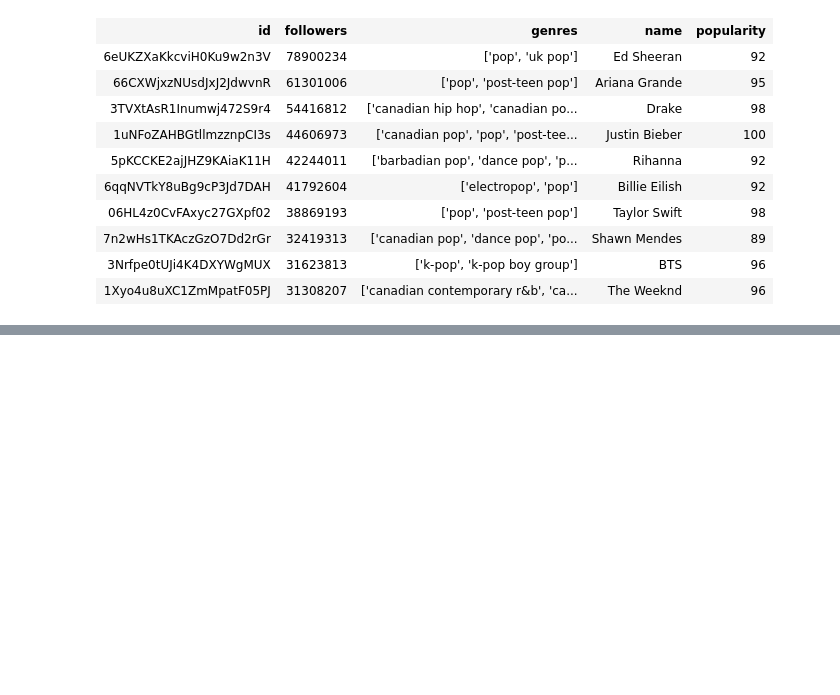
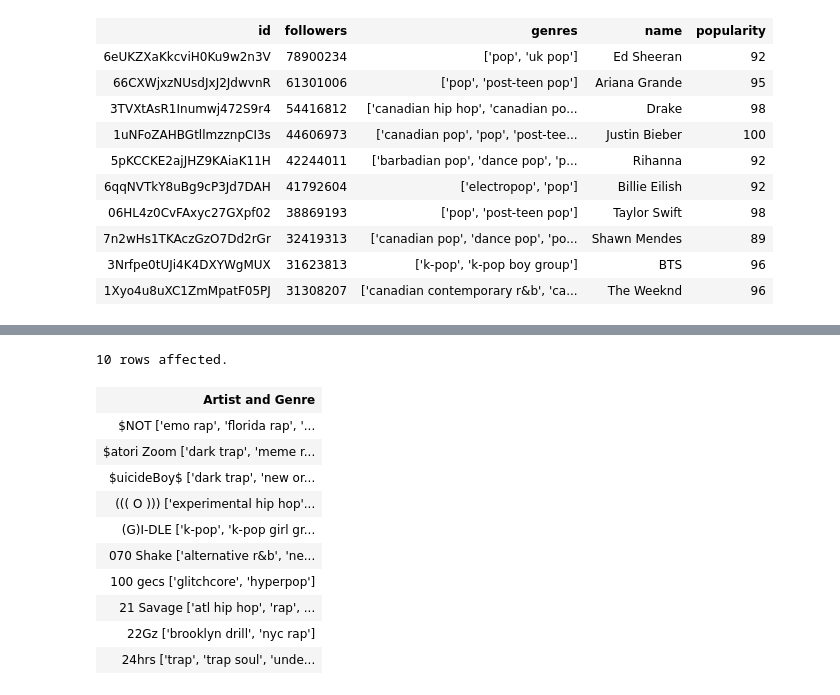
Before and after one commit to KevinKronk/sql-walkthrough-spotify, a Jupyter notebook: sql-walkthrough-spotify.ipynb, the cells around one changed output, grey strips where cells are left out. Drawn from its saved outputs; the diff is of its cells as text; code cells hidden in the pictures; blank space fills up the shorter version.

```diff
--- a/sql-walkthrough-spotify.ipynb
+++ b/sql-walkthrough-spotify.ipynb
@@ -191,0 +263,19 @@ LIMIT 10
+# %%
+%%sql
+SELECT CONCAT(artists, ' ', genres) AS 'Artist and Genre'
+FROM data_by_artist
+WHERE popularity > 60
+LIMIT 10;  -- Not really applicable here, but it's an example
+# %% [output]
+10 rows affected.
+| Artist and Genre |
+| $NOT ['emo rap', 'florida rap', '... |
+| $atori Zoom ['dark trap', 'meme r... |
+| $uicideBoy$ ['dark trap', 'new or... |
+| ((( O ))) ['experimental hip hop'... |
+| (G)I-DLE ['k-pop', 'k-pop girl gr... |
+| 070 Shake ['alternative r&b', 'ne... |
+| 100 gecs ['glitchcore', 'hyperpop'] |
+| 21 Savage ['atl hip hop', 'rap', ... |
+| 22Gz ['brooklyn drill', 'nyc rap'] |
+| 24hrs ['trap', 'trap soul', 'unde... |
```
Also changed, not shown: parts of 10 cells of this notebook.
